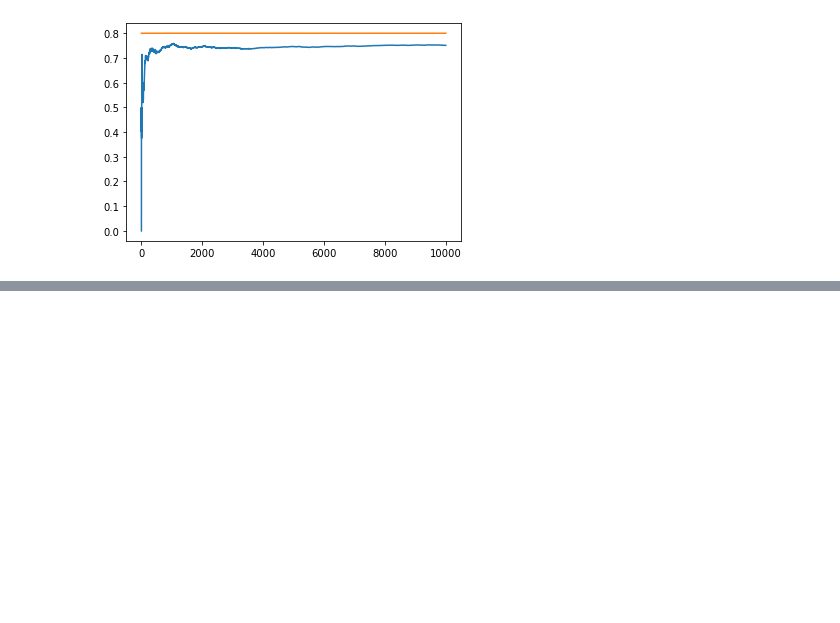
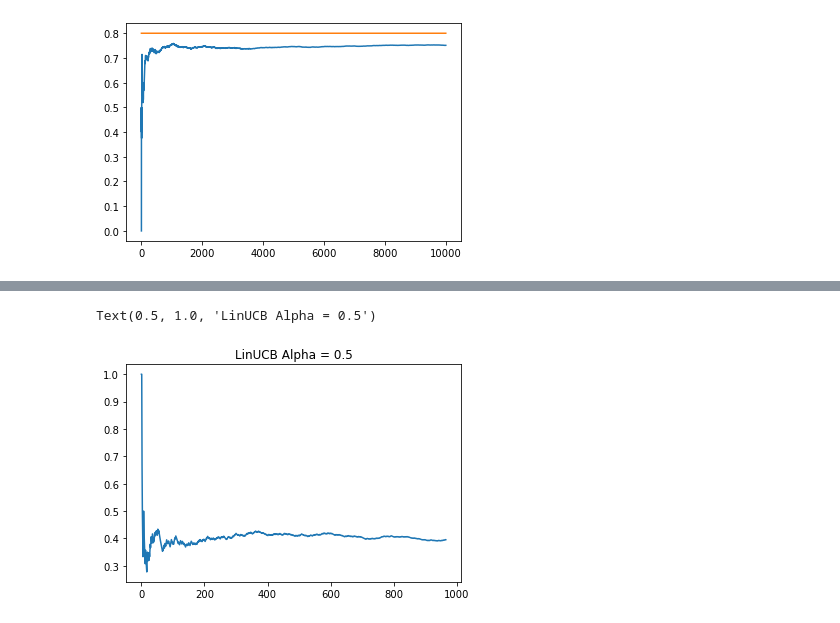
Before and after one commit to wecet/Experimenations-in-Reinforcement-Learning, a Jupyter notebook: Experiment 1.ipynb, the cells around one changed output, grey strips where cells are left out. Cells and saved outputs as stored; diff of their text form; code cells hidden in the pictures; blank space fills up the shorter version.

```diff
--- a/Experiment 1.ipynb
+++ b/Experiment 1.ipynb
@@ -263,0 +283,8 @@ plt.title("LinUCB Alpha = " str(input))
+# %%
+input = 0.5
+time_steps,  reward_sum, alignedcounter, policy = lin_ucb(k = 10,d = 100,alpha = input,data = path)
+plt.plot(alignedcounter)
+plt.title("LinUCB Alpha = " + str(input))
+# %% [output]
+Text(0.5, 1.0, 'LinUCB Alpha = 0.5')
+[figure, added]
```
Also changed, not shown: parts of 18 cells of this notebook.
